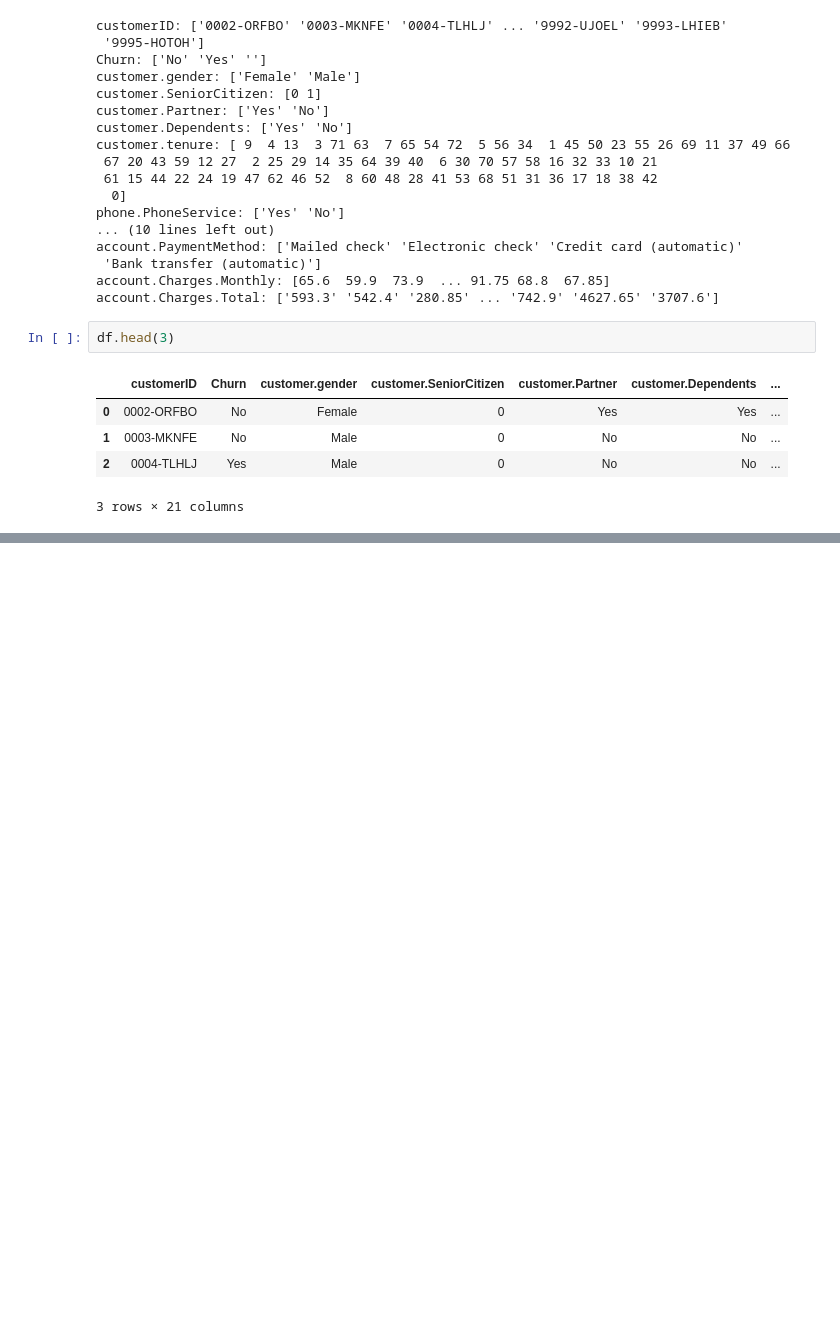
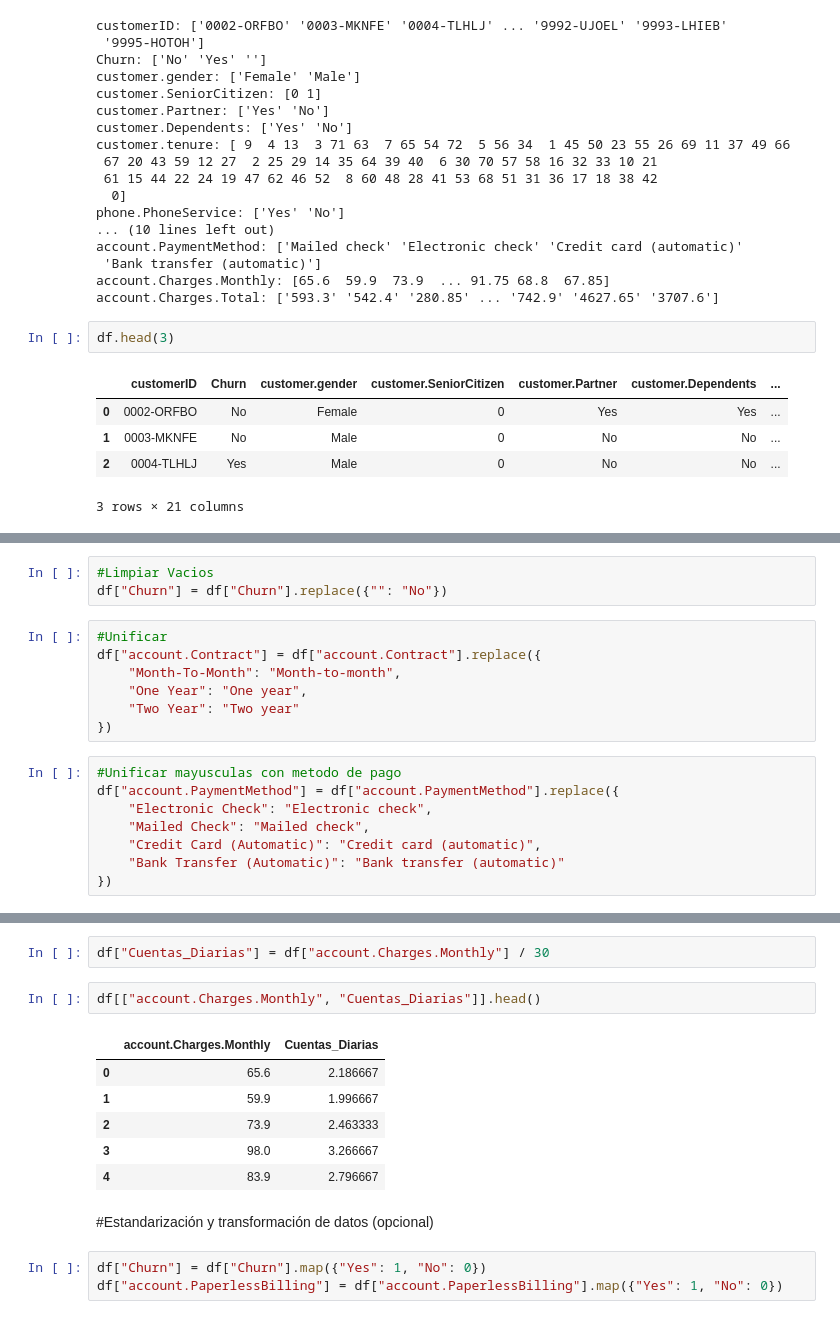
Before and after one commit to MadridVP/Challenge-Telecom-X1, a Jupyter notebook: Challenge_ONE_Data_Science_Telecom_X1_VM.ipynb, the cells around one changed output, grey strips where cells are left out. Saved outputs shown, nothing was run; the diff lists cells and outputs as text; blank space fills up the shorter version.

```diff
--- a/Challenge_ONE_Data_Science_Telecom_X1_VM.ipynb
+++ b/Challenge_ONE_Data_Science_Telecom_X1_VM.ipynb
@@ -138,0 +164,18 @@ df.head(3)
+# %%
+#Limpiar Vacios
+df["Churn"] = df["Churn"].replace({"": "No"})
+# %%
+#Unificar
+df["account.Contract"] = df["account.Contract"].replace({
+    "Month-To-Month": "Month-to-month",
+    "One Year": "One year",
+    "Two Year": "Two year"
+})
+# %%
+#Unificar mayusculas con metodo de pago
+df["account.PaymentMethod"] = df["account.PaymentMethod"].replace({
+    "Electronic Check": "Electronic check",
+    "Mailed Check": "Mailed check",
+    "Credit Card (Automatic)": "Credit card (automatic)",
+    "Bank Transfer (Automatic)": "Bank transfer (automatic)"
+})
@@ -138,0 +194,16 @@ df.head(3)
+# %%
+df["Cuentas_Diarias"] = df["account.Charges.Monthly"] / 30
+# %%
+df[["account.Charges.Monthly", "Cuentas_Diarias"]].head()
+# %% [output]
+|  | account.Charges.Monthly | Cuentas_Diarias |
+| 0 | 65.6 | 2.186667 |
+| 1 | 59.9 | 1.996667 |
+| 2 | 73.9 | 2.463333 |
+| 3 | 98.0 | 3.266667 |
+| 4 | 83.9 | 2.796667 |
+# %% [markdown]
+#Estandarización y transformación de datos (opcional)
+# %%
+df["Churn"] = df["Churn"].map({"Yes": 1, "No": 0})
+df["account.PaperlessBilling"] = df["account.PaperlessBilling"].map({"Yes": 1, "No": 0})
```
Also changed, not shown: parts of 6 cells of this notebook.
